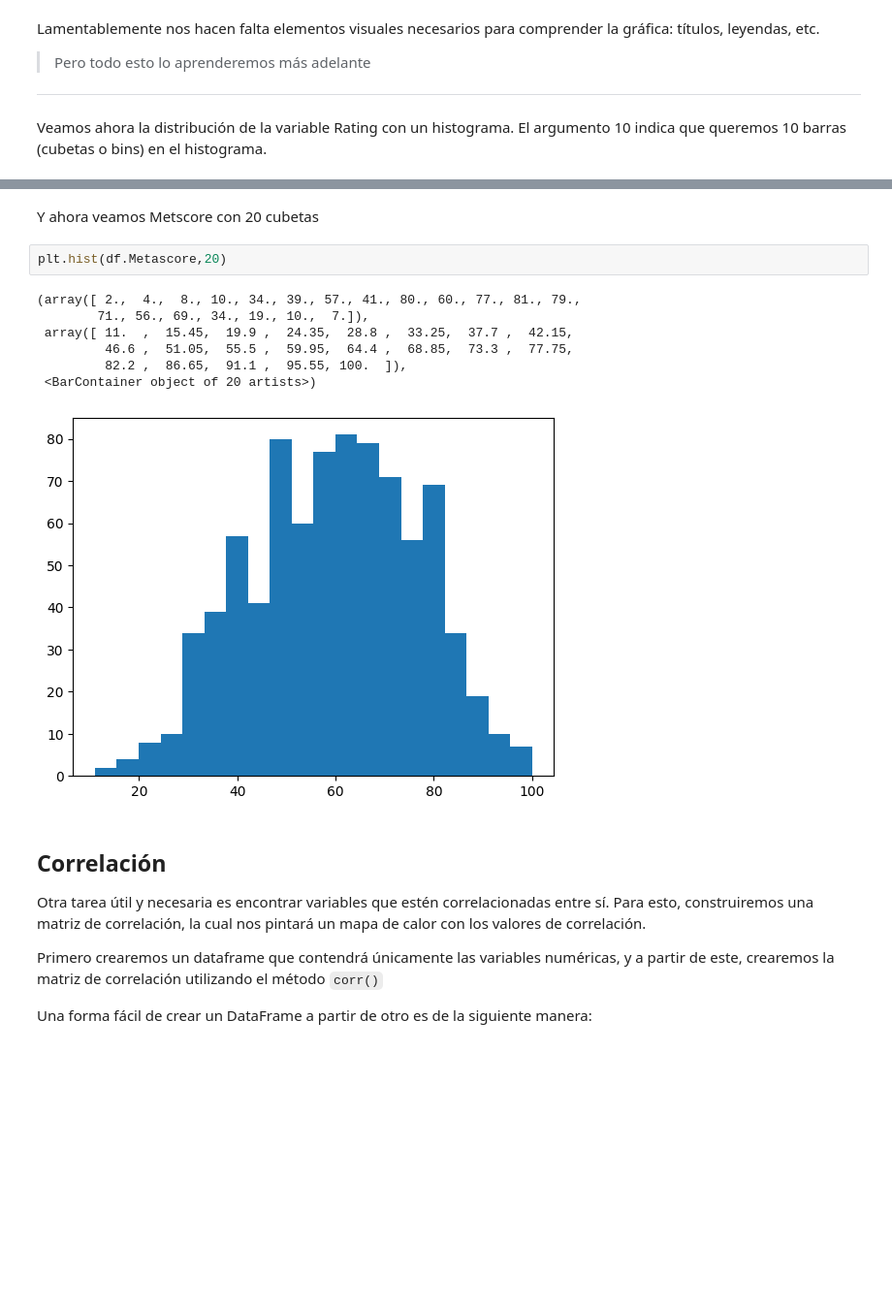
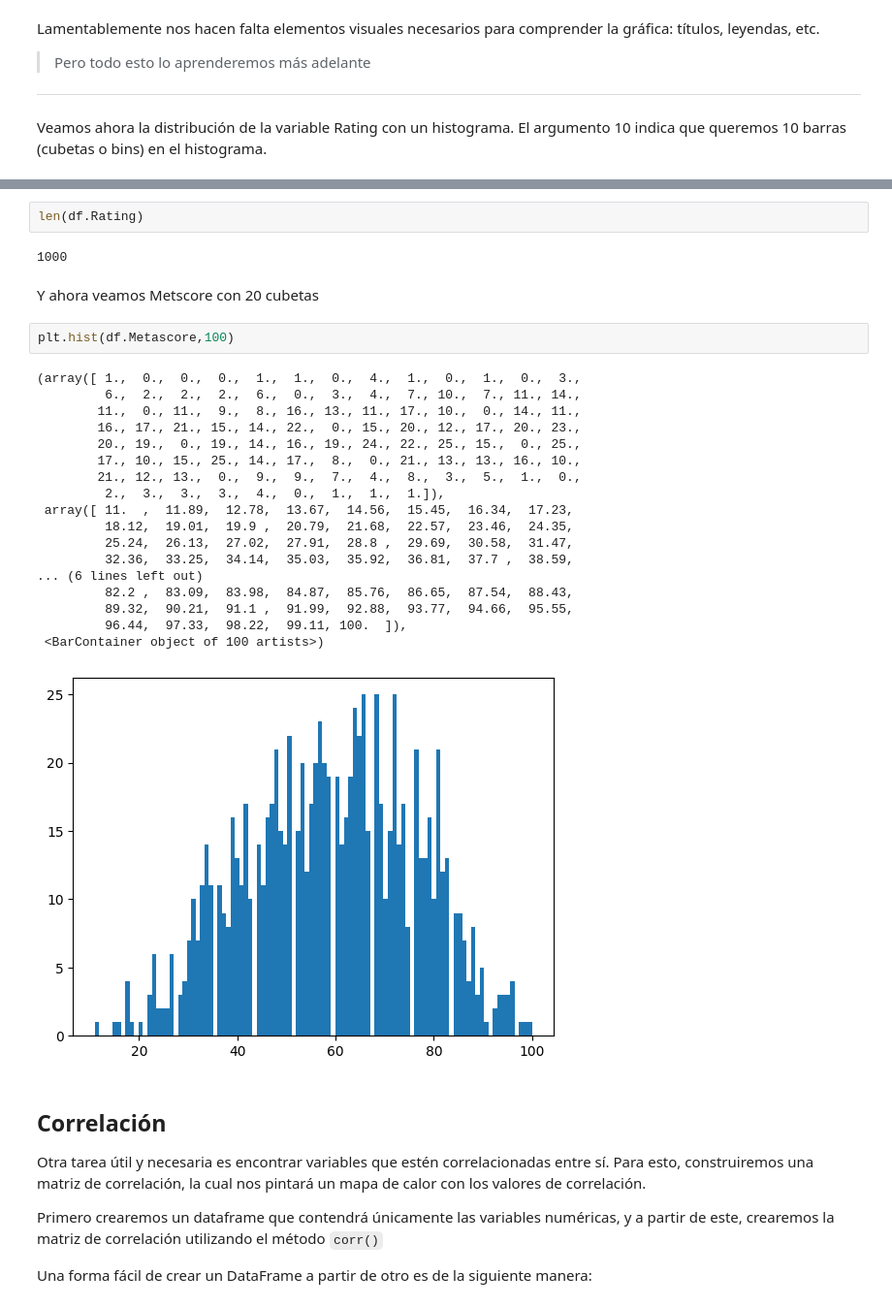
Before and after one commit to NeryR/pandas_primeros_pasos, a Jupyter notebook: 1_primeros_pasos_con_Pandas.ipynb, the cells around one changed output, grey strips where cells are left out. Shown: that part at 97% size. Saved outputs shown, nothing was run; the diff lists cells and outputs as text; blank space fills up the shorter version.

```diff
--- a/1_primeros_pasos_con_Pandas.ipynb
+++ b/1_primeros_pasos_con_Pandas.ipynb
@@ -636,15 +637,30 @@ plt.hist(df.Rating,10)
+# %%
+len(df.Rating)
+# %% [output]
+1000
 # %% [markdown]
 Y ahora veamos Metscore con 20 cubetas
 # %%
-plt.hist(df.Metascore,20)
+plt.hist(df.Metascore,100)
 # %% [output]
-(array([ 2.,  4.,  8., 10., 34., 39., 57., 41., 80., 60., 77., 81., 79.,
-        71., 56., 69., 34., 19., 10.,  7.]),
- array([ 11.  ,  15.45,  19.9 ,  24.35,  28.8 ,  33.25,  37.7 ,  42.15,
-         46.6 ,  51.05,  55.5 ,  59.95,  64.4 ,  68.85,  73.3 ,  77.75,
-         82.2 ,  86.65,  91.1 ,  95.55, 100.  ]),
- <BarContainer object of 20 artists>)
+(array([ 1.,  0.,  0.,  0.,  1.,  1.,  0.,  4.,  1.,  0.,  1.,  0.,  3.,
+         6.,  2.,  2.,  2.,  6.,  0.,  3.,  4.,  7., 10.,  7., 11., 14.,
+        11.,  0., 11.,  9.,  8., 16., 13., 11., 17., 10.,  0., 14., 11.,
+        16., 17., 21., 15., 14., 22.,  0., 15., 20., 12., 17., 20., 23.,
+        20., 19.,  0., 19., 14., 16., 19., 24., 22., 25., 15.,  0., 25.,
+        17., 10., 15., 25., 14., 17.,  8.,  0., 21., 13., 13., 16., 10.,
+        21., 12., 13.,  0.,  9.,  9.,  7.,  4.,  8.,  3.,  5.,  1.,  0.,
+         2.,  3.,  3.,  3.,  4.,  0.,  1.,  1.,  1.]),
+ array([ 11.  ,  11.89,  12.78,  13.67,  14.56,  15.45,  16.34,  17.23,
+         18.12,  19.01,  19.9 ,  20.79,  21.68,  22.57,  23.46,  24.35,
+         25.24,  26.13,  27.02,  27.91,  28.8 ,  29.69,  30.58,  31.47,
+         32.36,  33.25,  34.14,  35.03,  35.92,  36.81,  37.7 ,  38.59,
+... (6 lines left out)
+         82.2 ,  83.09,  83.98,  84.87,  85.76,  86.65,  87.54,  88.43,
+         89.32,  90.21,  91.1 ,  91.99,  92.88,  93.77,  94.66,  95.55,
+         96.44,  97.33,  98.22,  99.11, 100.  ]),
+ <BarContainer object of 100 artists>)
-[figure, old version]
+[figure, new version]
 # %% [markdown]
 ## Correlación
 
```
Also changed, not shown: parts of 14 cells of this notebook.
